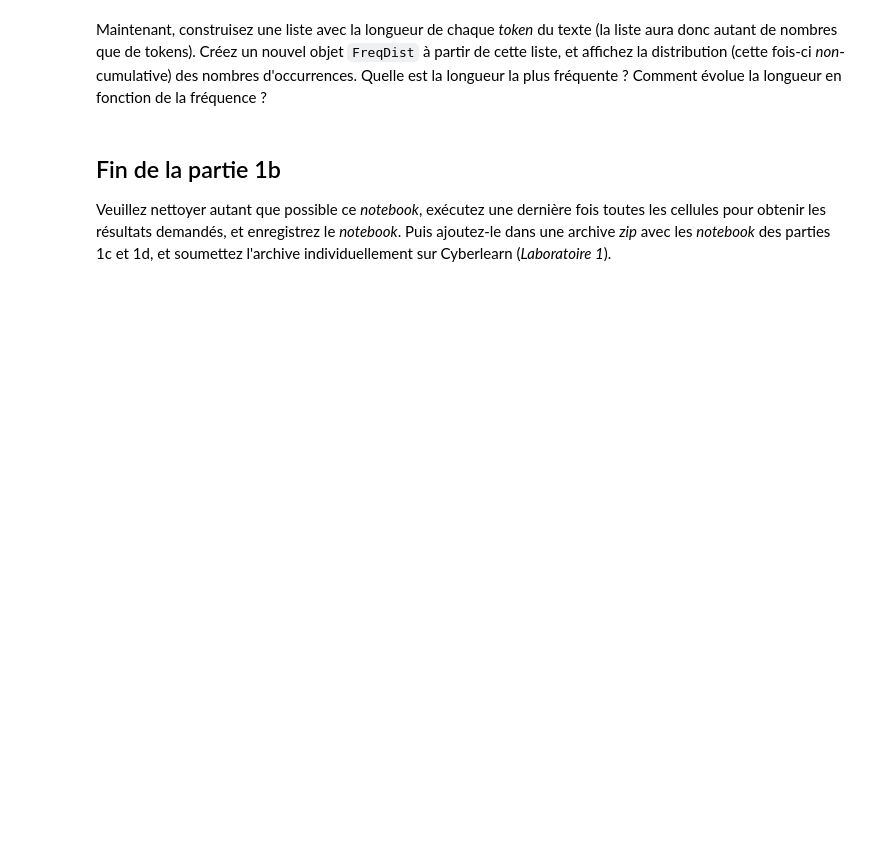
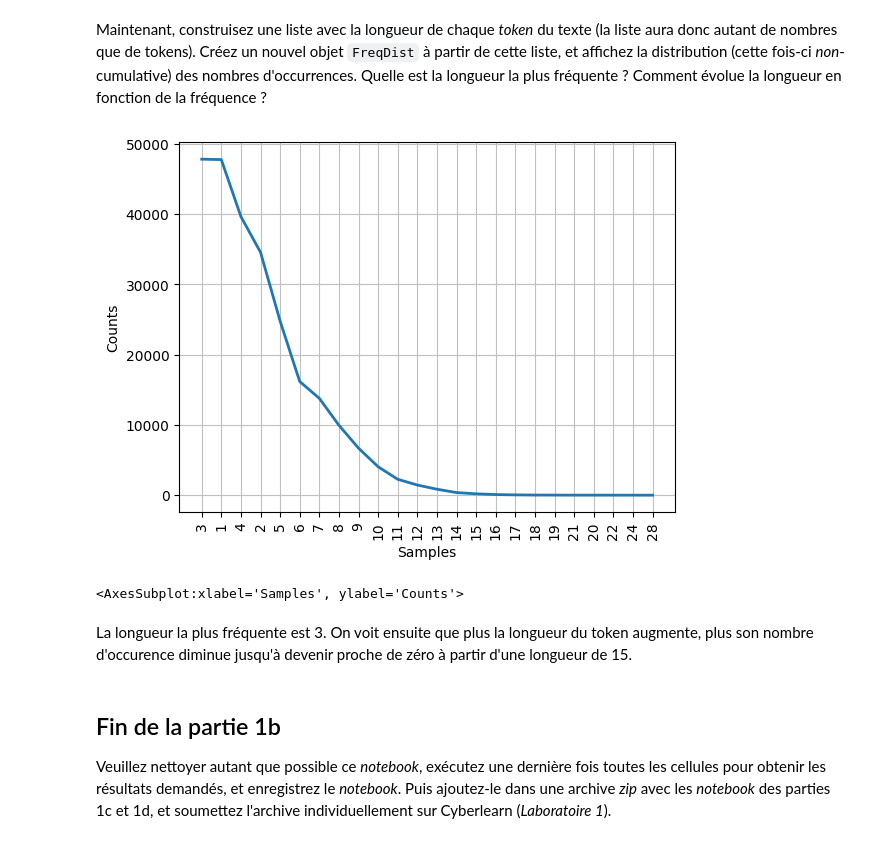
Before and after one commit to Nelson-Jnrnd/TAL_L1, a Jupyter notebook: TAL_Labo1b_student.ipynb, the cells around one changed output. Saved outputs shown, nothing was run; the diff lists cells and outputs as text; code cells hidden in the pictures; blank space fills up the shorter version.

```diff
--- a/TAL_Labo1b_student.ipynb
+++ b/TAL_Labo1b_student.ipynb
@@ -255,6 +259,14 @@ Affichez le graphique cumulatif des nombres d'occurrences des 70 mots les plus f
 Maintenant, construisez une liste avec la longueur de chaque _token_ du texte (la liste aura donc autant de nombres que de tokens).  Créez un nouvel objet `FreqDist` à partir de cette liste, et affichez la distribution (cette fois-ci _non_-cumulative) des nombres d'occurrences.  Quelle est la longueur la plus fréquente ?  Comment évolue la longueur en fonction de la fréquence ?
 # %%
 # Please write your Python code in this cell and execute it.
+tokenLengths = [len(w) for w in text_words_2]
+tokenDist = nltk.FreqDist(tokenLengths)
+tokenDist.plot()
+# %% [output]
+[figure, added]
+<AxesSubplot:xlabel='Samples', ylabel='Counts'>
+# %% [markdown]
+La longueur la plus fréquente est 3. On voit ensuite que plus la longueur du token augmente, plus son nombre d'occurence diminue jusqu'à devenir proche de zéro à partir d'une longueur de 15.
 # %% [markdown]
 ## Fin de la partie 1b
 Veuillez nettoyer autant que possible ce _notebook_, exécutez une dernière fois toutes les cellules pour obtenir les résultats demandés, et enregistrez le _notebook_.  Puis ajoutez-le dans une archive _zip_ avec les _notebook_ des parties 1c et 1d, et soumettez l'archive individuellement sur Cyberlearn (_Laboratoire 1_).
```
Also changed, not shown: parts of 2 cells of this notebook.
